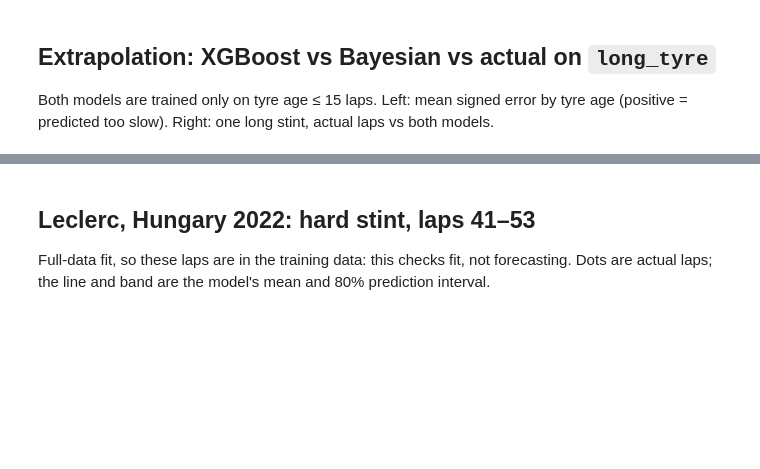
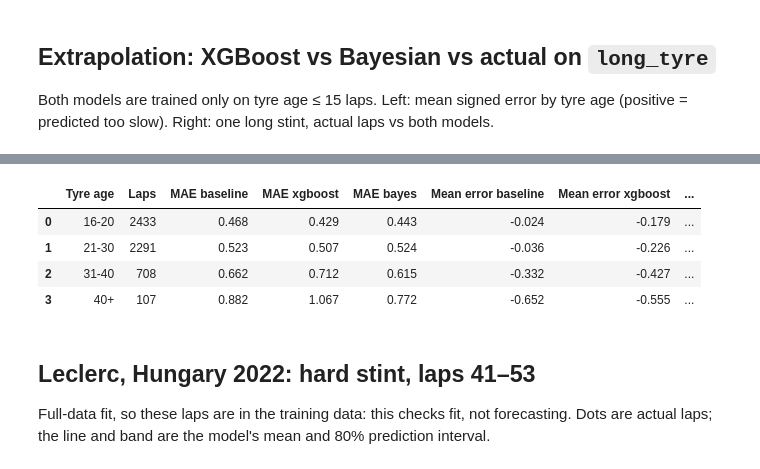
Before and after one commit to tinySage/claude-F1, a Jupyter notebook: notebooks/03_deg_model.ipynb, the cells around one changed output, grey strips where cells are left out. Cells and saved outputs as stored; diff of their text form; code cells hidden in the pictures; blank space fills up the shorter version.

```diff
--- a/notebooks/03_deg_model.ipynb
+++ b/notebooks/03_deg_model.ipynb
@@ -208,3 +228,22 @@ err.round(3)
+# %%
+by_age = error_by_tyre_age(laps, split_fits["long_tyre"])
+by_age.to_csv(FIG_DIR / "long_tyre_by_age.csv", index=False)
+wide = by_age.pivot(index="bucket", columns="model", values=["mae_s", "mean_error_s"])
+wide = wide.reindex(["16-20", "21-30", "31-40", "40+"])
+n = by_age.groupby("bucket")["n"].first().reindex(wide.index)
+md_table = pd.DataFrame({
+    "Tyre age": wide.index, "Laps": n.to_numpy(),
+    **{f"MAE {m}": wide[("mae_s", m)].round(3).to_numpy() for m in ["baseline", "xgboost", "bayes"]},
+    **{f"Mean error {m}": wide[("mean_error_s", m)].round(3).to_numpy() for m in ["baseline", "xgboost", "bayes"]},
+})
+(FIG_DIR / "long_tyre_by_age.md").write_text(md_table.to_markdown(index=False) + "\n")
+md_table
+# %% [output]
+|  | Tyre age | Laps | MAE baseline | MAE xgboost | MAE bayes | Mean error baseline | Mean error xgboost | ... |
+| 0 | 16-20 | 2433 | 0.468 | 0.429 | 0.443 | -0.024 | -0.179 | ... |
+| 1 | 21-30 | 2291 | 0.523 | 0.507 | 0.524 | -0.036 | -0.226 | ... |
+| 2 | 31-40 | 708 | 0.662 | 0.712 | 0.615 | -0.332 | -0.427 | ... |
+| 3 | 40+ | 107 | 0.882 | 1.067 | 0.772 | -0.652 | -0.555 | ... |
 # %% [markdown]
 ## Leclerc, Hungary 2022: hard stint, laps 41–53
 
```
Also changed, not shown: parts of 16 cells of this notebook, 8 other files.
